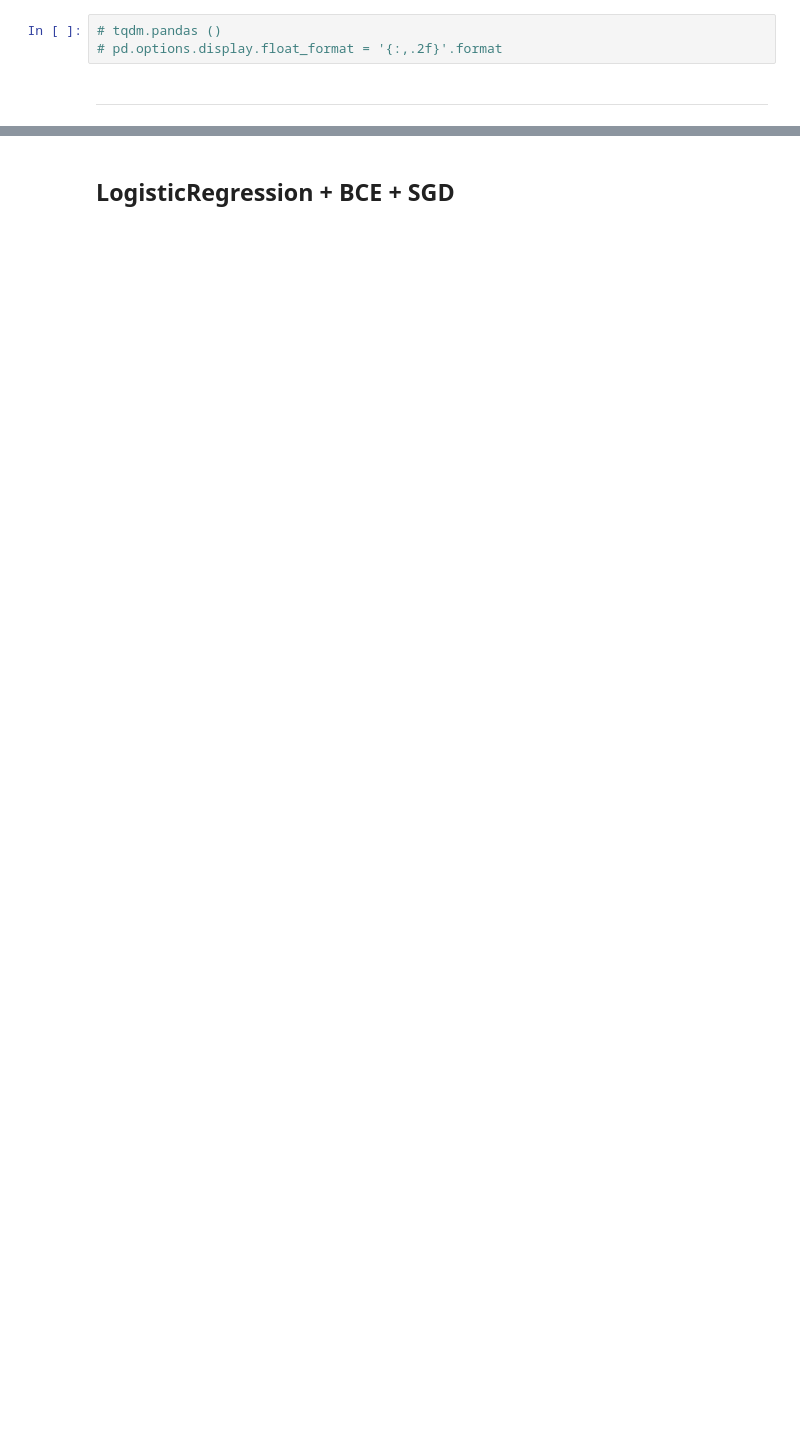
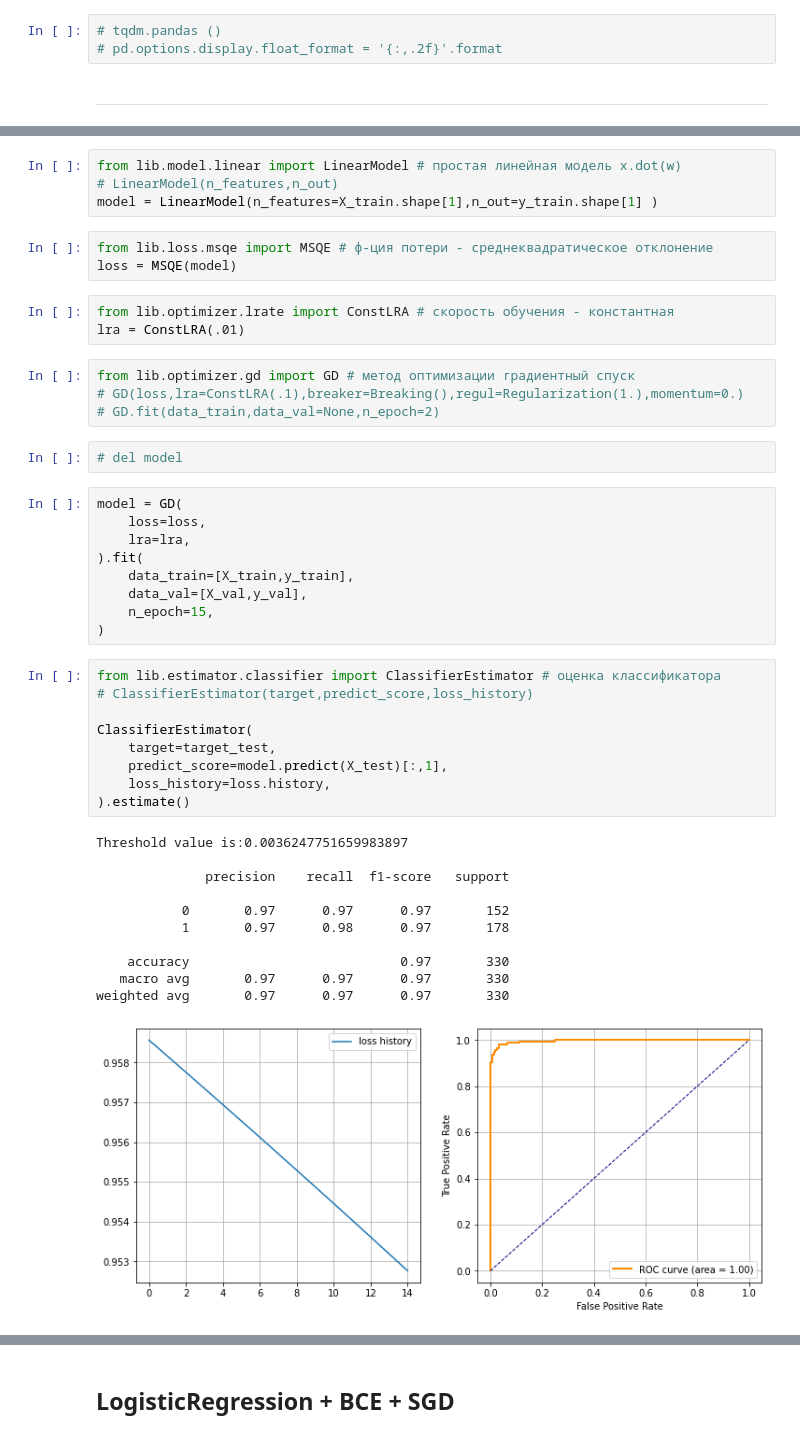
Before and after one commit to mechanoid5/ml_lib, a Jupyter notebook: classifier.ipynb, the cells around one changed output, grey strips where cells are left out. Saved outputs shown, nothing was run; the diff lists cells and outputs as text; blank space fills up the shorter version.

```diff
--- a/classifier.ipynb
+++ b/classifier.ipynb
@@ -40,0 +64,46 @@ plt.grid()
+# %%
+from lib.model.linear import LinearModel # простая линейная модель x.dot(w)
+# LinearModel(n_features,n_out)
+model = LinearModel(n_features=X_train.shape[1],n_out=y_train.shape[1] )
+# %%
+from lib.loss.msqe import MSQE # ф-ция потери - cреднеквадратическое отклонение
+loss = MSQE(model)
+# %%
+from lib.optimizer.lrate import ConstLRA # скорость обучения - константная
+lra = ConstLRA(.01)
+# %%
+from lib.optimizer.gd import GD # метод оптимизации градиентный спуск
+# GD(loss,lra=ConstLRA(.1),breaker=Breaking(),regul=Regularization(1.),momentum=0.)
+# GD.fit(data_train,data_val=None,n_epoch=2)
+# %%
+# del model
+# %%
+model = GD(
+    loss=loss,
+    lra=lra,
+).fit(
+    data_train=[X_train,y_train],
+    data_val=[X_val,y_val],
+    n_epoch=15,
+)
+# %%
+from lib.estimator.classifier import ClassifierEstimator # оценка классификатора
+# ClassifierEstimator(target,predict_score,loss_history)
+
+ClassifierEstimator(
+    target=target_test,
+    predict_score=model.predict(X_test)[:,1],
+    loss_history=loss.history,
+).estimate()
+# %% [output]
+Threshold value is:0.0036247751659983897
+
+              precision    recall  f1-score   support
+
+           0       0.97      0.97      0.97       152
+           1       0.97      0.98      0.97       178
+
+    accuracy                           0.97       330
+   macro avg       0.97      0.97      0.97       330
+weighted avg       0.97      0.97      0.97       330
+[figure, added]
```
Also changed, not shown: parts of 27 cells of this notebook, 5 other files.
